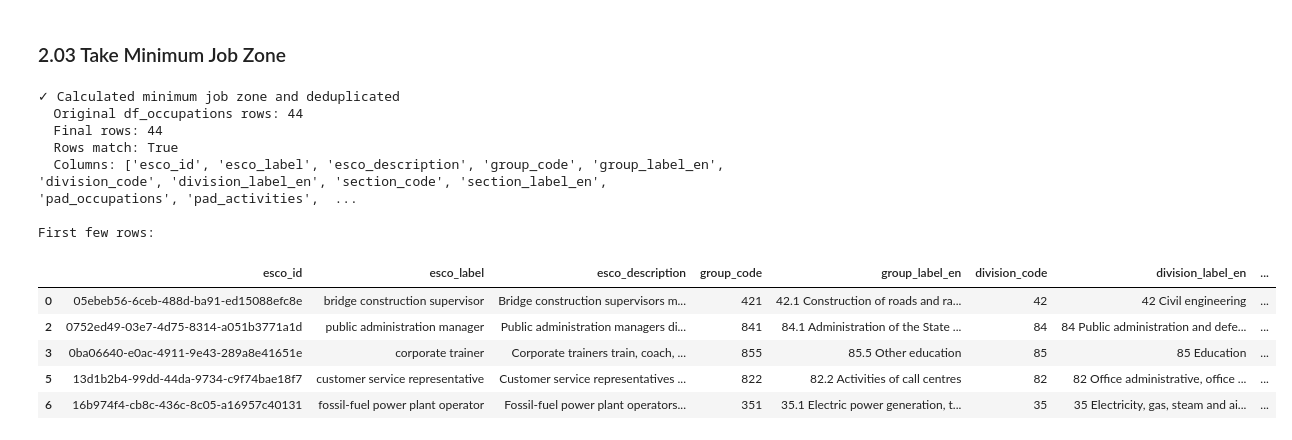
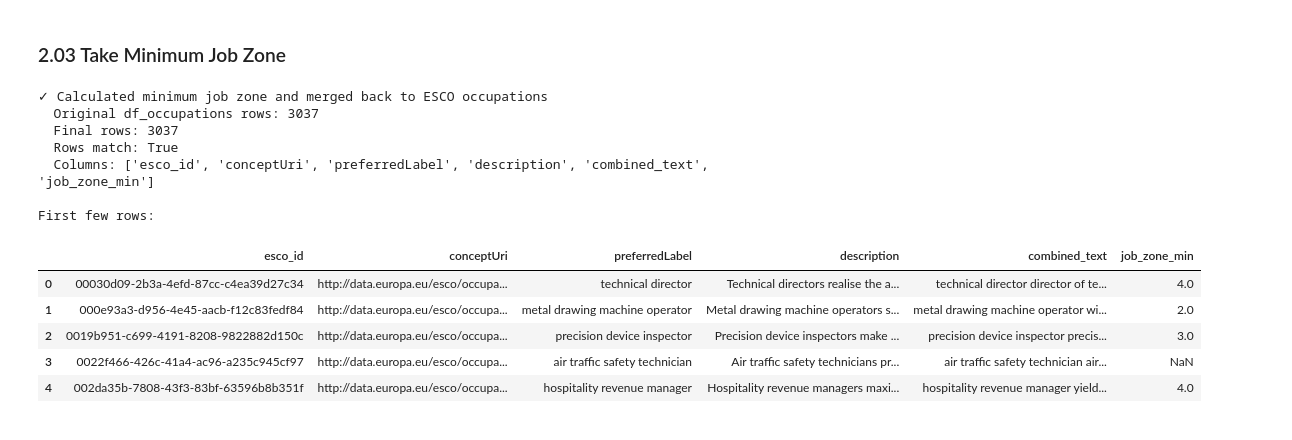
Before and after one commit to LaurenDahlin1/PAD2Skills, a Jupyter notebook: notebooks/09_onet_education.ipynb, the cells around one changed output. Cells and saved outputs as stored; diff of their text form; code cells hidden in the pictures.

Commit message:
Added missing ONET job zones. Updated gitignore.

```diff
--- a/notebooks/09_onet_education.ipynb
+++ b/notebooks/09_onet_education.ipynb
@@ -199,8 +188,11 @@ First few rows:
 # %%
-# Load the unique ESCO occupations with NACE codes
-df_occupations = pd.read_csv(unique_esco_nace_file)
+# Load the prepared ESCO occupations
+clean_esco_dir = project_root / "data" / "silver" / "clean_esco"
+esco_prepared_file = clean_esco_dir / "esco_occupations_prepared.csv"
 
-print(f"Loaded {len(df_occupations)} unique ESCO occupations")
+df_occupations = pd.read_csv(esco_prepared_file)
+
+print(f"Loaded {len(df_occupations)} ESCO occupations")
 print(f"Columns: {list(df_occupations.columns)}")
 print(f"\nFirst few rows:")
 df_occupations.head()
@@ -285,33 +325,39 @@ First few rows:
 ### 2.03 Take Minimum Job Zone
 # %%
 # Calculate minimum job zone for each esco_id
-df_with_onet['job_zone_min'] = df_with_onet.groupby('esco_id')['job_zone'].transform('min')
+# Since df_occupations has unique esco_id values, we group by esco_id from the merged data
+df_with_onet_min = df_with_onet.groupby('esco_id').agg({
+    'job_zone': 'min'
+}).reset_index()
 
-# Drop O*NET specific columns and job_zone
-columns_to_drop = ['onet_id', 'onet_title', 'onet_description', 'job_zone']
-df_final = df_with_onet.drop(columns=columns_to_drop)
+# Rename the job_zone column to job_zone_min
+df_with_onet_min = df_with_onet_min.rename(columns={'job_zone': 'job_zone_min'})
 
-# Drop duplicate rows (keep unique esco_id rows)
-df_final = df_final.drop_duplicates()
+# Merge the minimum job zone back to df_occupations
+df_final = df_occupations.merge(
+    df_with_onet_min,
+    on='esco_id',
+    how='left'
+)
 
-print(f"✓ Calculated minimum job zone and deduplicated")
+print(f"✓ Calculated minimum job zone and merged back to ESCO occupations")
 print(f"  Original df_occupations rows: {len(df_occupations)}")
 print(f"  Final rows: {len(df_final)}")
 print(f"  Rows match: {len(df_final) == len(df_occupations)}")
 print(f"  Columns: {list(df_final.columns)}")
 print(f"\nFirst few rows:")
 df_final.head()
 # %% [output]
-✓ Calculated minimum job zone and deduplicated
-  Original df_occupations rows: 44
-  Final rows: 44
+✓ Calculated minimum job zone and merged back to ESCO occupations
+  Original df_occupations rows: 3037
+  Final rows: 3037
   Rows match: True
-  Columns: ['esco_id', 'esco_label', 'esco_description', 'group_code', 'group_label_en', 'division_code', 'division_label_en', 'section_code', 'section_label_en', 'pad_occupations', 'pad_activities',  ...
+  Columns: ['esco_id', 'conceptUri', 'preferredLabel', 'description', 'combined_text', 'job_zone_min']
 
 First few rows:
-|  | esco_id | esco_label | esco_description | group_code | group_label_en | division_code | division_label_en | ... |
-| 0 | 05ebeb56-6ceb-488d-ba91-ed15088efc8e | bridge construction supervisor | Bridge construction supervisors m... | 421 | 42.1 Construction of roads and ra... | 42 | 42 Civil engineering | ... |
-| 2 | 0752ed49-03e7-4d75-8314-a051b3771a1d | public administration manager | Public administration managers di... | 841 | 84.1 Administration of the State ... | 84 | 84 Public administration and defe... | ... |
-| 3 | 0ba06640-e0ac-4911-9e43-289a8e41651e | corporate trainer | Corporate trainers train, coach, ... | 855 | 85.5 Other education | 85 | 85 Education | ... |
-| 5 | 13d1b2b4-99dd-44da-9734-c9f74bae18f7 | customer service representative | Customer service representatives ... | 822 | 82.2 Activities of call centres | 82 | 82 Office administrative, office ... | ... |
-| 6 | 16b974f4-cb8c-436c-8c05-a16957c40131 | fossil-fuel power plant operator | Fossil-fuel power plant operators... | 351 | 35.1 Electric power generation, t... | 35 | 35 Electricity, gas, steam and ai... | ... |
+|  | esco_id | conceptUri | preferredLabel | description | combined_text | job_zone_min |
+| 0 | 00030d09-2b3a-4efd-87cc-c4ea39d27c34 | http://data.europa.eu/esco/occupa... | technical director | Technical directors realise the a... | technical director director of te... | 4.0 |
+| 1 | 000e93a3-d956-4e45-aacb-f12c83fedf84 | http://data.europa.eu/esco/occupa... | metal drawing machine operator | Metal drawing machine operators s... | metal drawing machine operator wi... | 2.0 |
+| 2 | 0019b951-c699-4191-8208-9822882d150c | http://data.europa.eu/esco/occupa... | precision device inspector | Precision device inspectors make ... | precision device inspector precis... | 3.0 |
+| 3 | 0022f466-426c-41a4-ac96-a235c945cf97 | http://data.europa.eu/esco/occupa... | air traffic safety technician | Air traffic safety technicians pr... | air traffic safety technician air... | NaN |
+| 4 | 002da35b-7808-43f3-83bf-63596b8b351f | http://data.europa.eu/esco/occupa... | hospitality revenue manager | Hospitality revenue managers maxi... | hospitality revenue manager yield... | 4.0 |
```
Also changed, not shown: parts of 25 cells of this notebook, 10 other files.
